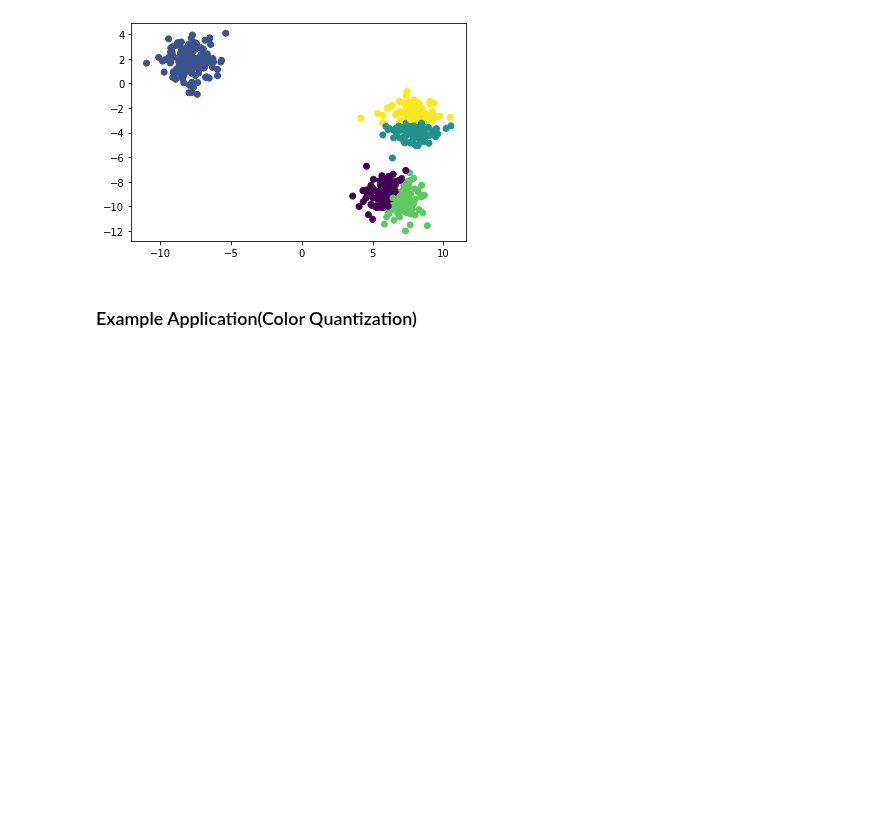
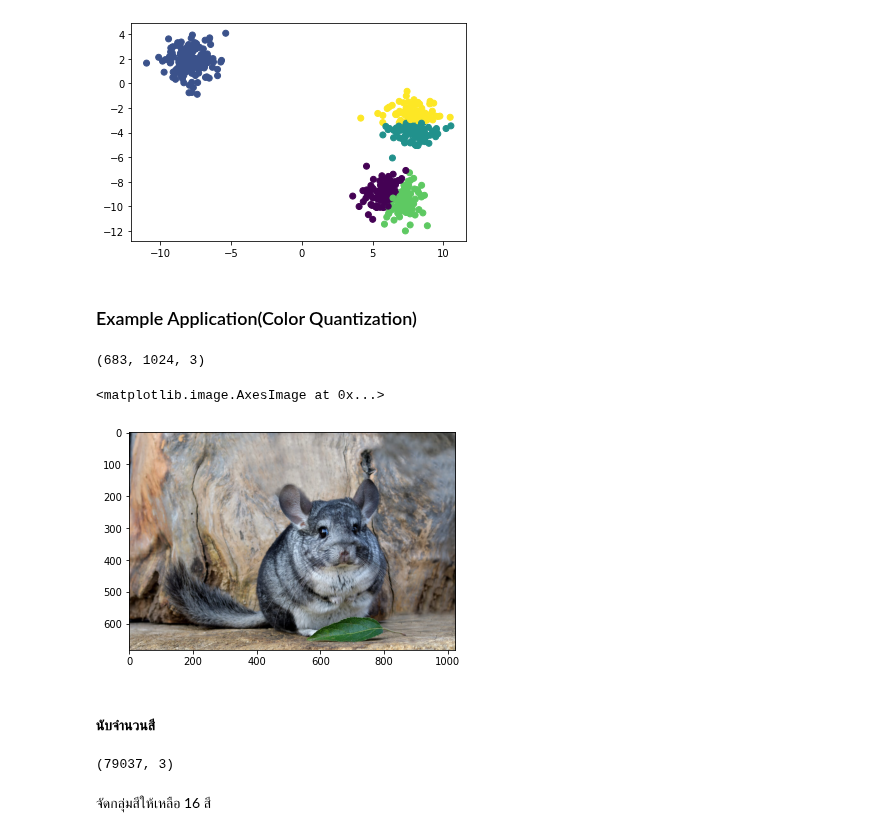
Before and after one commit to Jittiya/DWDM21, a Jupyter notebook: Chap8_Clustering.ipynb, the cells around one changed output. Drawn from its saved outputs; the diff is of its cells as text; code cells hidden in the pictures; blank space fills up the shorter version.

```diff
--- a/Chap8_Clustering.ipynb
+++ b/Chap8_Clustering.ipynb
@@ -109,0 +113,14 @@ plt.scatter(X[:,0],X[:,1],c=y_clust)
+# %%
+img = cv2.imread('/content/chinchilla-1024x683.jpg.crdownload')
+# %%
+img.shape
+# %% [output]
+(683, 1024, 3)
+# %%
+RGB_img = cv2.cvtColor(img, cv2.COLOR_BGR2RGB)
+plt.imshow(RGB_img)
+# %% [output]
+<matplotlib.image.AxesImage at 0x...>
+[figure, added]
+# %% [markdown]
+#### นับจำนวนสี
@@ -109,0 +129,6 @@ plt.scatter(X[:,0],X[:,1],c=y_clust)
+# %%
+np.unique(np.reshape(RGB_img,(RGB_img.shape[0]*RGB_img.shape[1],3)),axis=0).shape
+# %% [output]
+(79037, 3)
+# %% [markdown]
+จัดกลุ่มสีให้เหลือ 16 สี
```
Also changed, not shown: parts of 14 cells of this notebook.
